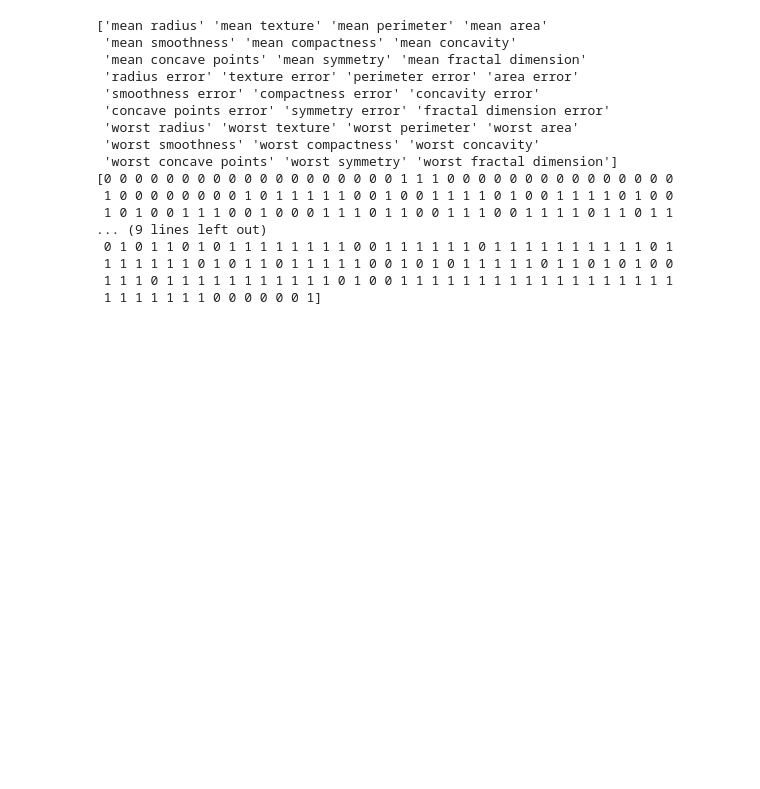
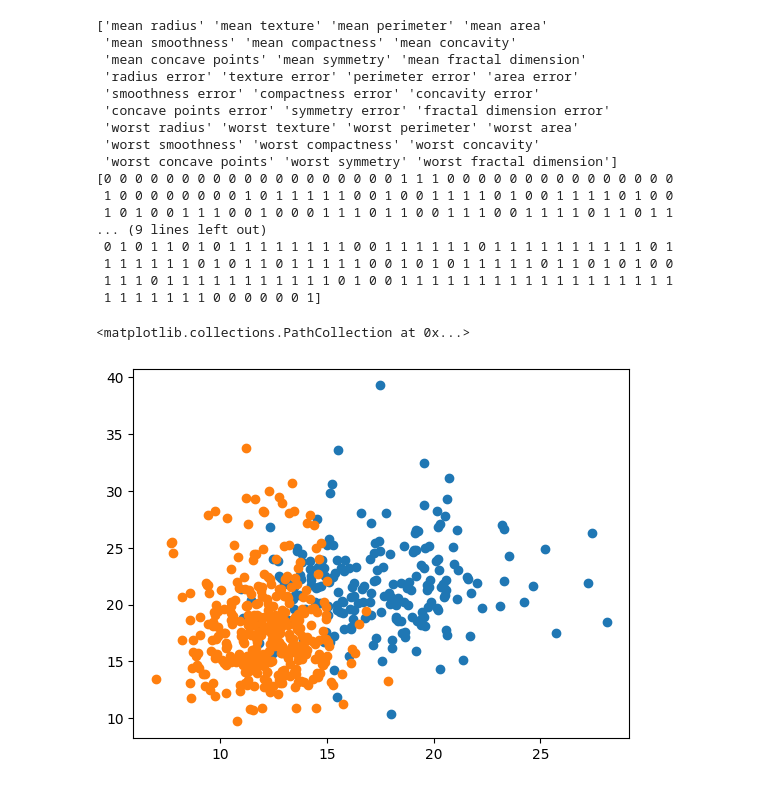
Before and after one commit to ksuwa55/ml-env, a Jupyter notebook: 02_K-NearestNeighbors/cancer.ipynb, the cells around one changed output. Saved outputs shown, nothing was run; the diff lists cells and outputs as text; code cells hidden in the pictures; blank space fills up the shorter version.

```diff
--- a/02_K-NearestNeighbors/cancer.ipynb
+++ b/02_K-NearestNeighbors/cancer.ipynb
@@ -1,25 +1,32 @@
 # %%
 import matplotlib.pyplot as plt
+from sklearn.model_selection import train_test_split
 from sklearn.datasets import load_breast_cancer
+from sklearn.neighbors import KNeighborsClassifier
+
 
 cancer = load_breast_cancer()
 print(cancer.feature_names)
 print(cancer.target)
+plt.scatter(cancer.data[:, 0][cancer.target == 0], cancer.data[:, 1][cancer.target == 0])
+plt.scatter(cancer.data[:, 0][cancer.target == 1], cancer.data[:, 1][cancer.target == 1])
 # %% [output]
 ['mean radius' 'mean texture' 'mean perimeter' 'mean area'
  'mean smoothness' 'mean compactness' 'mean concavity'
  'mean concave points' 'mean symmetry' 'mean fractal dimension'
  'radius error' 'texture error' 'perimeter error' 'area error'
  'smoothness error' 'compactness error' 'concavity error'
  'concave points error' 'symmetry error' 'fractal dimension error'
  'worst radius' 'worst texture' 'worst perimeter' 'worst area'
  'worst smoothness' 'worst compactness' 'worst concavity'
  'worst concave points' 'worst symmetry' 'worst fractal dimension']
 [0 0 0 0 0 0 0 0 0 0 0 0 0 0 0 0 0 0 0 1 1 1 0 0 0 0 0 0 0 0 0 0 0 0 0 0 0
  1 0 0 0 0 0 0 0 0 1 0 1 1 1 1 1 0 0 1 0 0 1 1 1 1 0 1 0 0 1 1 1 1 0 1 0 0
  1 0 1 0 0 1 1 1 0 0 1 0 0 0 1 1 1 0 1 1 0 0 1 1 1 0 0 1 1 1 1 0 1 1 0 1 1
 ... (9 lines left out)
  0 1 0 1 1 0 1 0 1 1 1 1 1 1 1 1 0 0 1 1 1 1 1 1 0 1 1 1 1 1 1 1 1 1 1 0 1
  1 1 1 1 1 1 0 1 0 1 1 0 1 1 1 1 1 0 0 1 0 1 0 1 1 1 1 1 0 1 1 0 1 0 1 0 0
  1 1 1 0 1 1 1 1 1 1 1 1 1 1 1 0 1 0 0 1 1 1 1 1 1 1 1 1 1 1 1 1 1 1 1 1 1
  1 1 1 1 1 1 1 0 0 0 0 0 0 1]
+<matplotlib.collections.PathCollection at 0x...>
+[figure, added]
```
Also changed, not shown: parts of 1 cell of this notebook.
